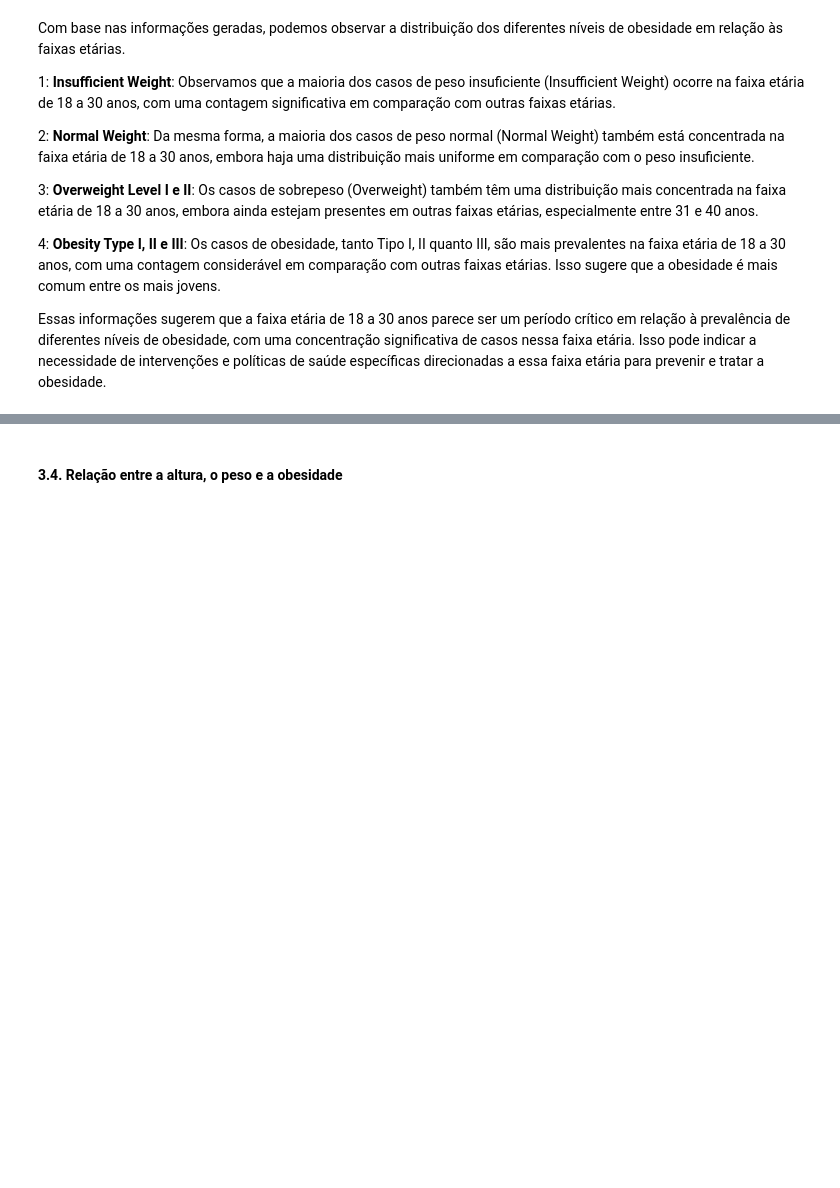
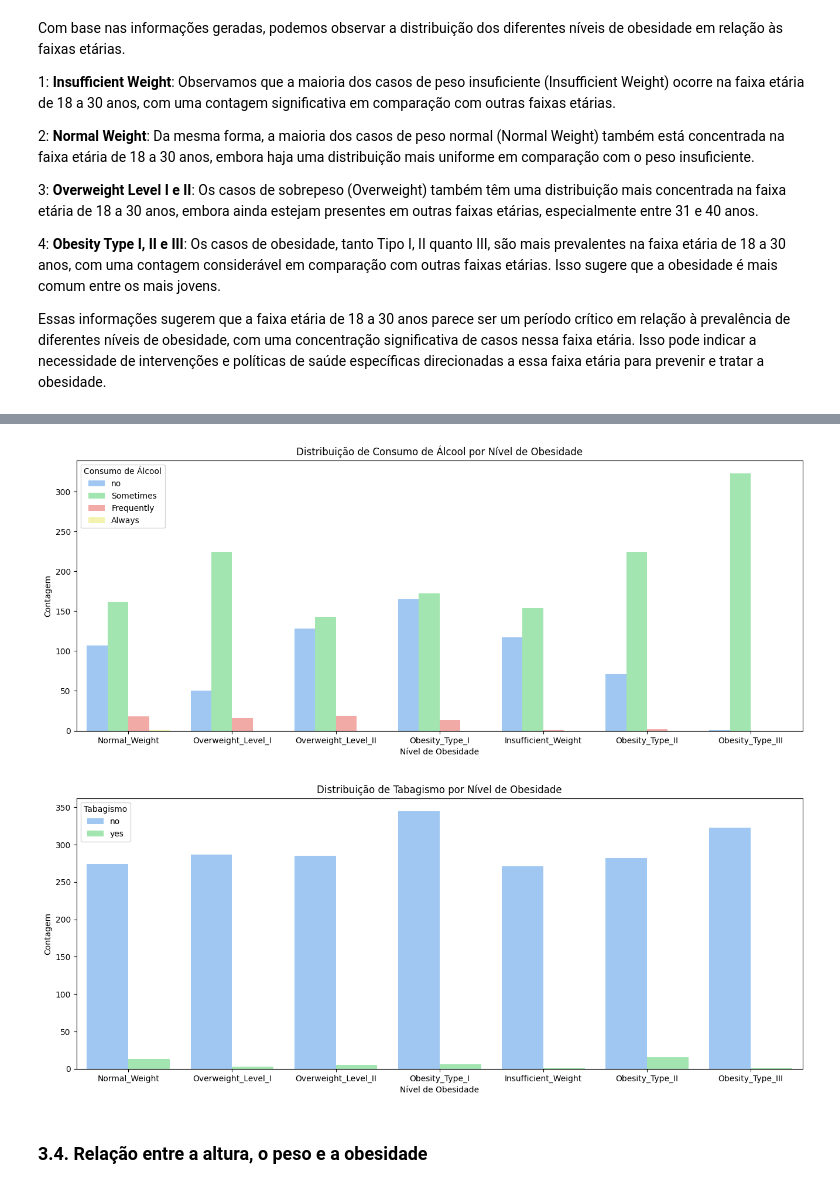
Before and after one commit to atlantico-academy/equipe5-2024.1, a Jupyter notebook: notebooks/analise.ipynb, the cells around one changed output, grey strips where cells are left out. Saved outputs shown, nothing was run; the diff lists cells and outputs as text; code cells hidden in the pictures; blank space fills up the shorter version.

```diff
--- a/notebooks/analise.ipynb
+++ b/notebooks/analise.ipynb
@@ -270,0 +364,21 @@ Essas informações sugerem que a faixa etária de 18 a 30 anos parece ser um pe
+# %%
+paleta_pastel = ["#92c6ff", "#97f0aa", "#ff9f9a", "#fffea3", "#b0e0e6", "#ffb347", "#c7c7c7"]
+
+plt.figure(figsize=(16, 6))
+sns.countplot(data=df, x='NObeyesdad', hue='CALC', palette=paleta_pastel)
+plt.title('Distribuição de Consumo de Álcool por Nível de Obesidade')
+plt.xlabel('Nível de Obesidade')
+plt.ylabel('Contagem')
+plt.legend(title='Consumo de Álcool')
+plt.show()
+
+plt.figure(figsize=(16, 6))
+sns.countplot(data=df, x='NObeyesdad', hue='SMOKE', palette=paleta_pastel)
+plt.title('Distribuição de Tabagismo por Nível de Obesidade')
+plt.xlabel('Nível de Obesidade')
+plt.ylabel('Contagem')
+plt.legend(title='Tabagismo')
+plt.show()
+# %% [output]
+[figure, added]
+[figure, added]
@@ -271,2 +387,2 @@ Essas informações sugerem que a faixa etária de 18 a 30 anos parece ser um pe
 # %% [markdown]
-#### 3.4. Relação entre a altura, o peso e a obesidade
+### 3.4. Relação entre a altura, o peso e a obesidade
```
Also changed, not shown: parts of 30 cells of this notebook.
